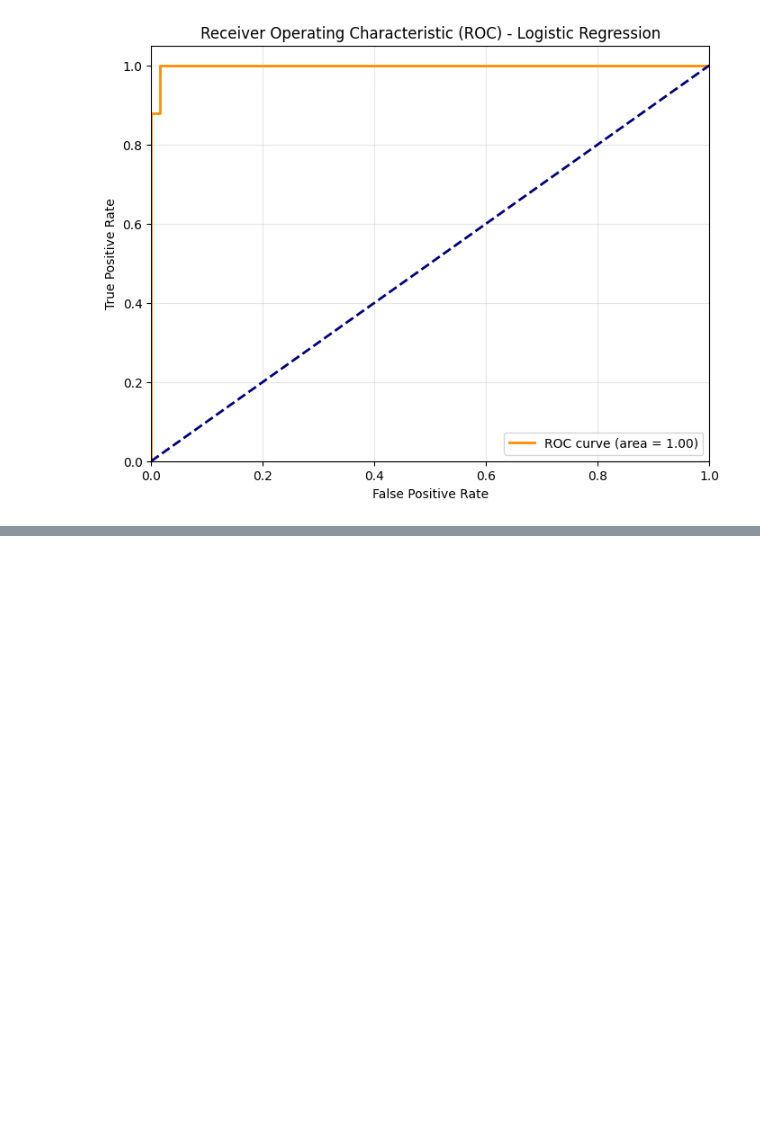
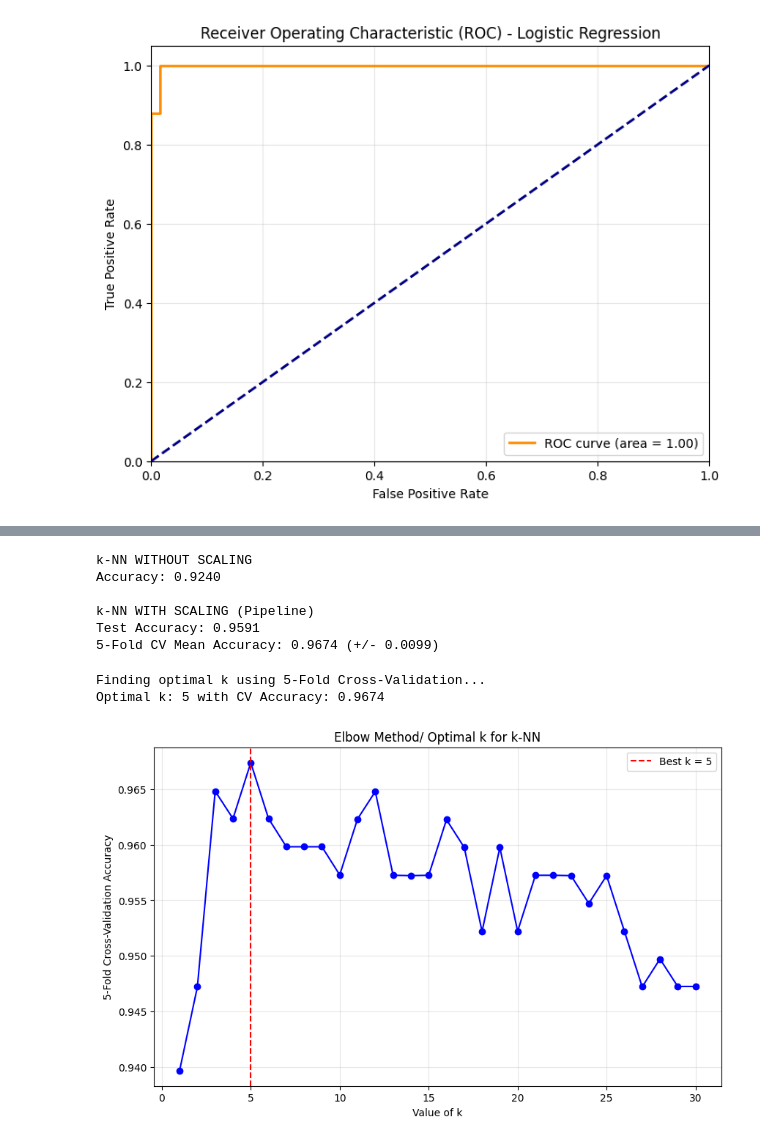
Before and after one commit to Riot808s/FUNDAI-Laboratories-Balona, a Jupyter notebook: Lab8_Supervised_Learning_Balona.ipynb, the cells around one changed output, grey strips where cells are left out. Cells and saved outputs as stored; diff of their text form; code cells hidden in the pictures; blank space fills up the shorter version.

```diff
--- a/Lab8_Supervised_Learning_Balona.ipynb
+++ b/Lab8_Supervised_Learning_Balona.ipynb
@@ -164,0 +219,62 @@ Confusion Matrix:
+# %%
+# 1. WITHOUT SCALING (WRONG WAY)
+knn_unscaled = KNeighborsClassifier (n_neighbors = 5)
+knn_unscaled.fit(X_train_log, y_train_log)
+acc_unscaled = accuracy_score (y_test_log, knn_unscaled.predict(X_test_log))
+
+print("k-NN WITHOUT SCALING")
+print(f"Accuracy: {acc_unscaled:.4f}")
+
+# 2. WITH SCALING (RIGHT WAY - Using Pipeline)
+knn_pipeline = Pipeline([
+    ('scaler', StandardScaler()),
+    ('model', KNeighborsClassifier(n_neighbors = 5))
+])
+
+# Use Cross-Validation to get a robust score
+cv_scores_scaled = cross_val_score(knn_pipeline, X_train_log, y_train_log, cv = 5, scoring = 'accuracy')
+
+# Also fit on full train to get test accuracy
+knn_pipeline.fit(X_train_log, y_train_log)
+acc_scaled = accuracy_score (y_test_log, knn_pipeline.predict(X_test_log))
+
+print("\nk-NN WITH SCALING (Pipeline)")
+print(f"Test Accuracy: {acc_scaled:.4f}")
+print(f"5-Fold CV Mean Accuracy: {cv_scores_scaled.mean():.4f} (+/- {cv_scores_scaled.std():.4f})")
+# %% [output]
+k-NN WITHOUT SCALING
+Accuracy: 0.9240
+
+k-NN WITH SCALING (Pipeline)
+Test Accuracy: 0.9591
+5-Fold CV Mean Accuracy: 0.9674 (+/- 0.0099)
+# %%
+k_range= range(1, 31)
+cv_means = []
+
+print("Finding optimal k using 5-Fold Cross-Validation...")
+for k in k_range:
+    pipe = Pipeline([
+        ('scaler', StandardScaler()),
+        ('model', KNeighborsClassifier(n_neighbors = k))
+    ])
+    scores = cross_val_score (pipe, X_train_log, y_train_log, cv=5, scoring='accuracy')
+    cv_means.append(scores.mean())
+
+best_k = k_range [np.argmax(cv_means)]
+print(f"Optimal k: {best_k} with CV Accuracy: {max(cv_means):.4f}")
+
+# Plotting the results
+plt.figure(figsize = (10, 6))
+plt.plot(k_range, cv_means, marker = 'o', linestyle = '-', color = 'b')
+plt.axvline(x = best_k, color = 'r', linestyle = '--', label = f'Best k = {best_k}')
+plt.xlabel('Value of k')
+plt.ylabel('5-Fold Cross-Validation Accuracy')
+plt.title('Elbow Method/ Optimal k for k-NN')
+plt.legend()
+plt.grid(alpha = 0.3)
+plt.show()
+# %% [output]
+Finding optimal k using 5-Fold Cross-Validation...
+Optimal k: 5 with CV Accuracy: 0.9674
+[figure, added]
```
Also changed, not shown: parts of 7 cells of this notebook.
